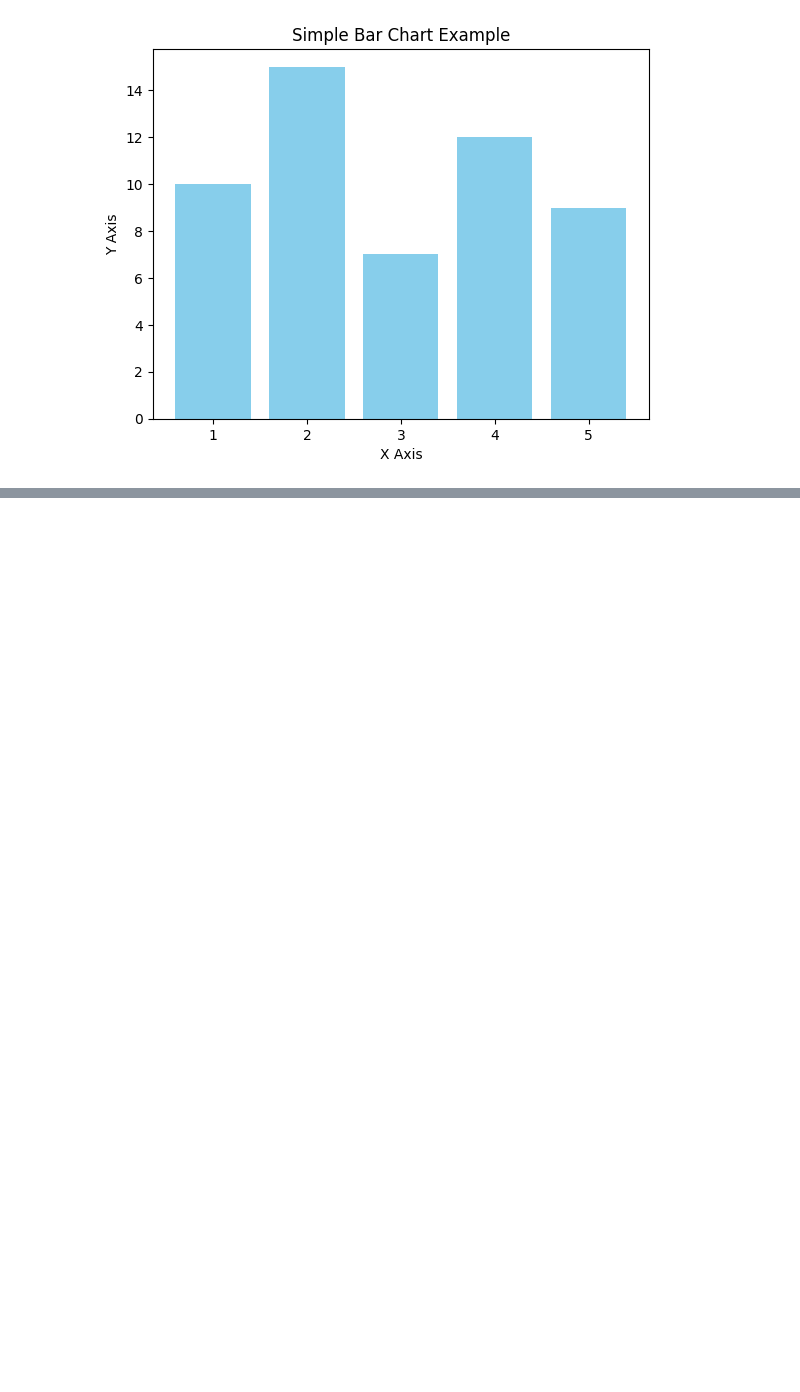
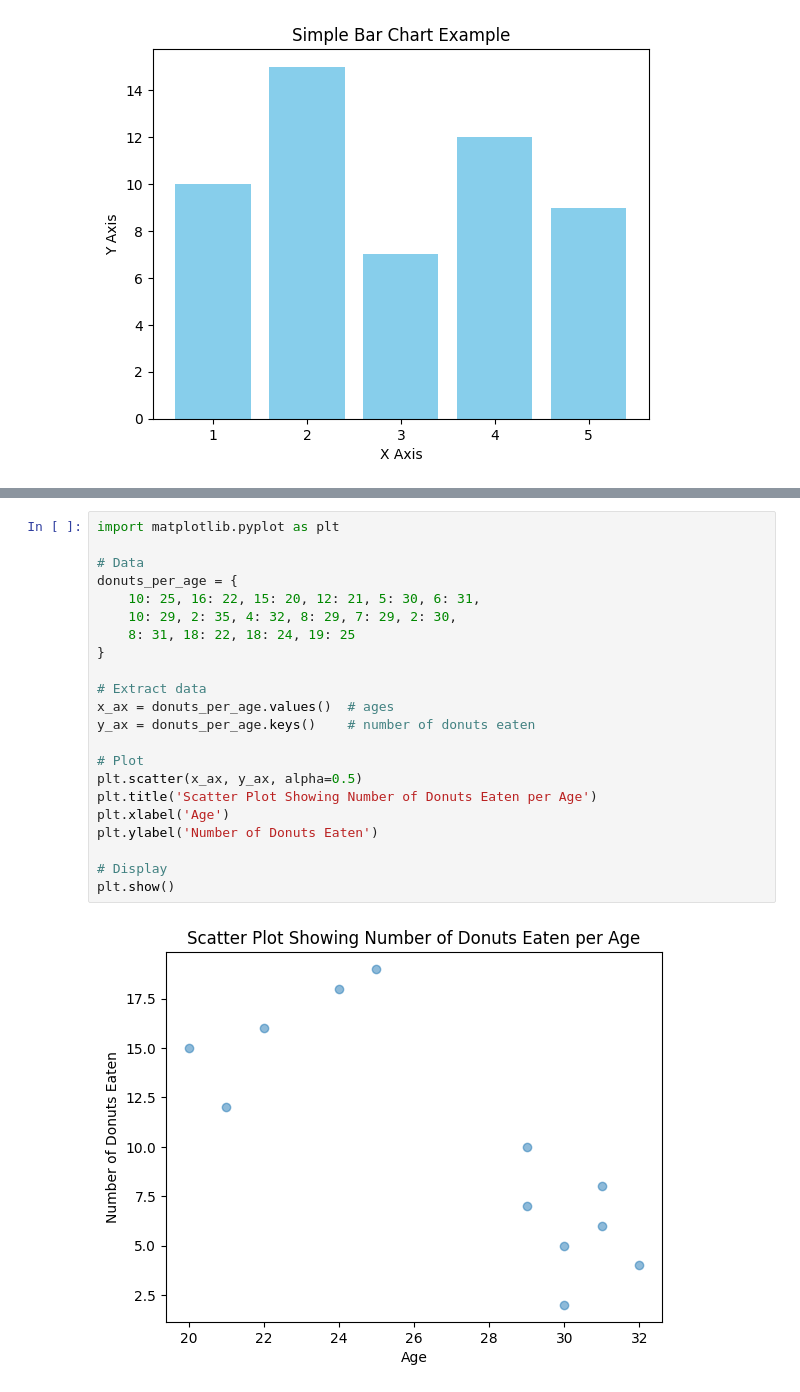
Before and after one commit to Chessington1/Data-Science-notebooks-, a Jupyter notebook: DS course/Plots trials.ipynb, the cells around one changed output, grey strips where cells are left out. Drawn from its saved outputs; the diff is of its cells as text; blank space fills up the shorter version.

```diff
--- a/DS course/Plots trials.ipynb
+++ b/DS course/Plots trials.ipynb
@@ -15,0 +89,24 @@ plt.show()
+# %%
+import matplotlib.pyplot as plt
+
+# Data
+donuts_per_age = {
+    10: 25, 16: 22, 15: 20, 12: 21, 5: 30, 6: 31,
+    10: 29, 2: 35, 4: 32, 8: 29, 7: 29, 2: 30,
+    8: 31, 18: 22, 18: 24, 19: 25
+}
+
+# Extract data
+x_ax = donuts_per_age.values()  # ages
+y_ax = donuts_per_age.keys()    # number of donuts eaten
+
+# Plot
+plt.scatter(x_ax, y_ax, alpha=0.5)
+plt.title('Scatter Plot Showing Number of Donuts Eaten per Age')
+plt.xlabel('Age')
+plt.ylabel('Number of Donuts Eaten')
+
+# Display
+plt.show()
+# %% [output]
+[figure, added]
```
Also changed, not shown: parts of 3 cells of this notebook.
